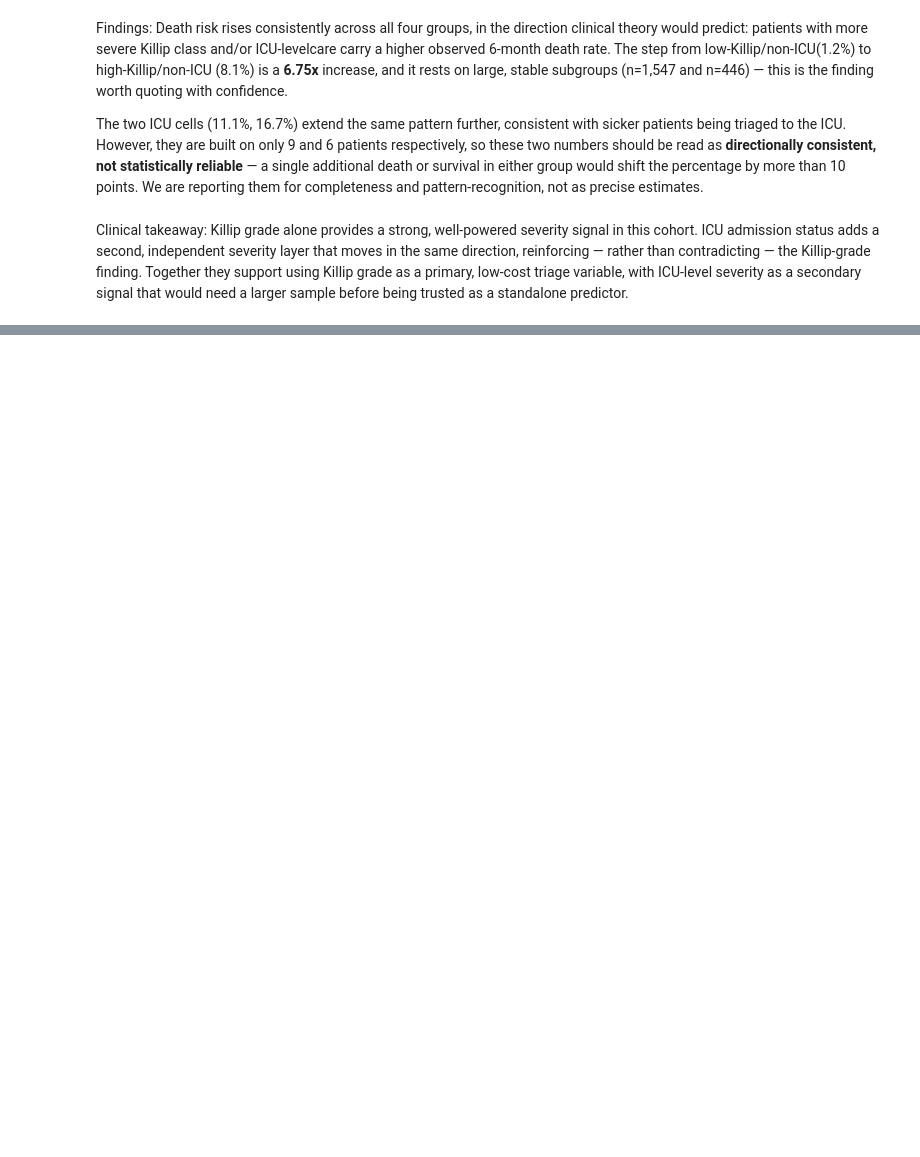
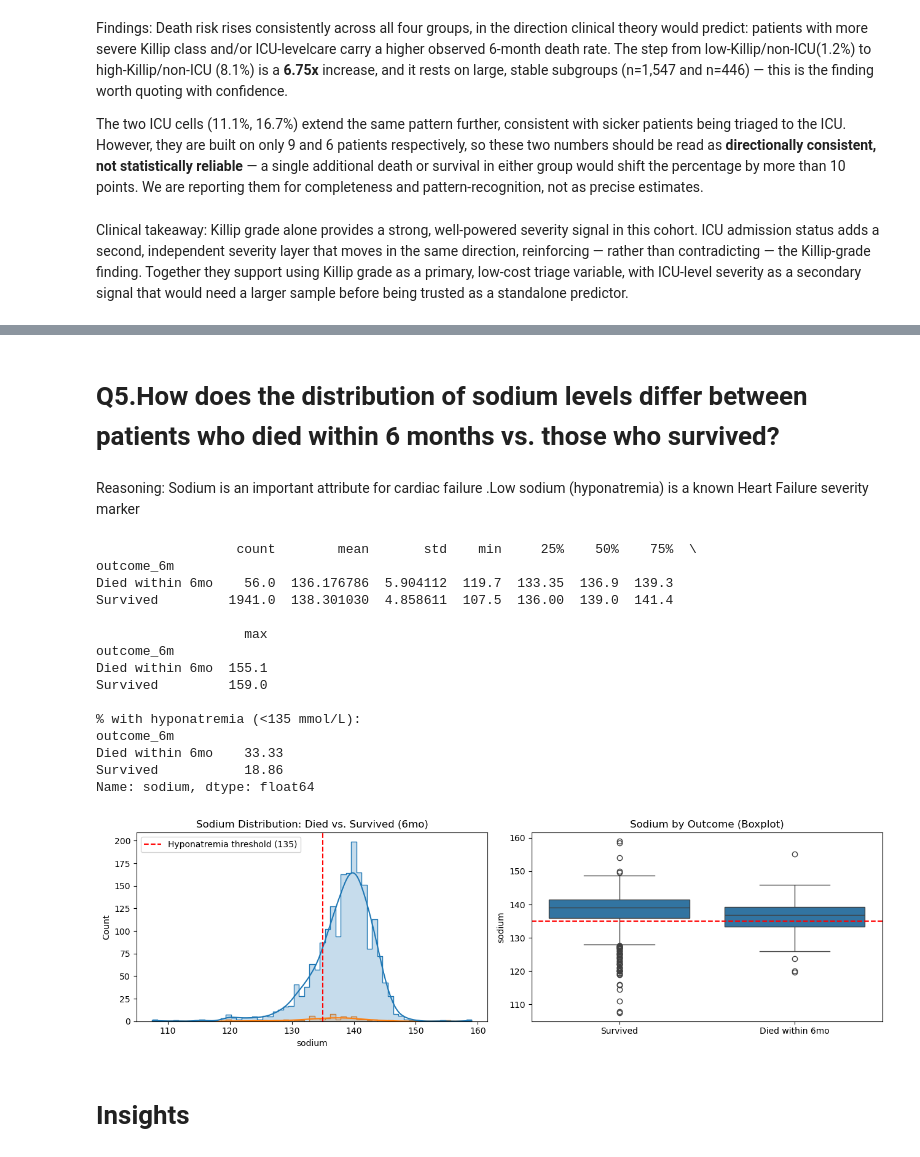
Before and after one commit to mishrasudha1984-png/Team4_The_Zen_OF_Five_PythonHackathon_Sep2026, a Jupyter notebook: Team4_The_Zen_Of_Five_02.Descriptive And Prescriptive.ipynb, the cells around one changed output, grey strips where cells are left out. Drawn from its saved outputs; the diff is of its cells as text; code cells hidden in the pictures; blank space fills up the shorter version.

```diff
--- a/Team4_The_Zen_Of_Five_02.Descriptive And Prescriptive.ipynb
+++ b/Team4_The_Zen_Of_Five_02.Descriptive And Prescriptive.ipynb
@@ -172,0 +279,51 @@ Killip grade alone provides a strong, well-powered severity signal in this cohor
+# %% [markdown]
+# Q5.How does the distribution of sodium levels differ between patients who died within 6 months vs. those who survived?
+# %% [markdown]
+Reasoning:
+Sodium is an important attribute for cardiac failure .Low sodium (hyponatremia) is a known Heart Failure severity marker
+# %%
+# Label the two groups
+df_master['outcome_6m'] = df_master['death_within_6_months'].map({0: 'Survived', 1: 'Died within 6mo'})
+
+# --- Summary stats ---
+print(df_master.groupby('outcome_6m')['sodium'].describe())
+
+# Proportion with low sodium (hyponatremia, <135 mmol/L) in each group
+hyponatremia_rate = df_master.groupby('outcome_6m')['sodium'].apply(lambda x: (x < 135).mean() * 100)
+print("\n% with hyponatremia (<135 mmol/L):")
+print(hyponatremia_rate.round(2))
+
+# --- Visualize: overlaid distributions ---
+fig, axes = plt.subplots(1, 2, figsize=(13, 4))
+
+sns.histplot(data=df_master, x='sodium', hue='outcome_6m', kde=True, element='step', ax=axes[0])
+axes[0].axvline(135, color='red', linestyle='--', label='Hyponatremia threshold (135)')
+axes[0].set_title('Sodium Distribution: Died vs. Survived (6mo)')
+axes[0].legend()
+
+sns.boxplot(data=df_master, x='outcome_6m', y='sodium', ax=axes[1])
+axes[1].axhline(135, color='red', linestyle='--')
+axes[1].set_title('Sodium by Outcome (Boxplot)')
+axes[1].set_xlabel('')
+
+plt.tight_layout()
+plt.show()
+# %% [output]
+                  count        mean       std    min     25%    50%    75%  \
+outcome_6m
+Died within 6mo    56.0  136.176786  5.904112  119.7  133.35  136.9  139.3
+Survived         1941.0  138.301030  4.858611  107.5  136.00  139.0  141.4
+
+                   max
+outcome_6m
+Died within 6mo  155.1
+Survived         159.0
+
+% with hyponatremia (<135 mmol/L):
+outcome_6m
+Died within 6mo    33.33
+Survived           18.86
+Name: sodium, dtype: float64
+[figure, added]
+# %% [markdown]
+# Insights
```
Also changed, not shown: parts of 20 cells of this notebook.
